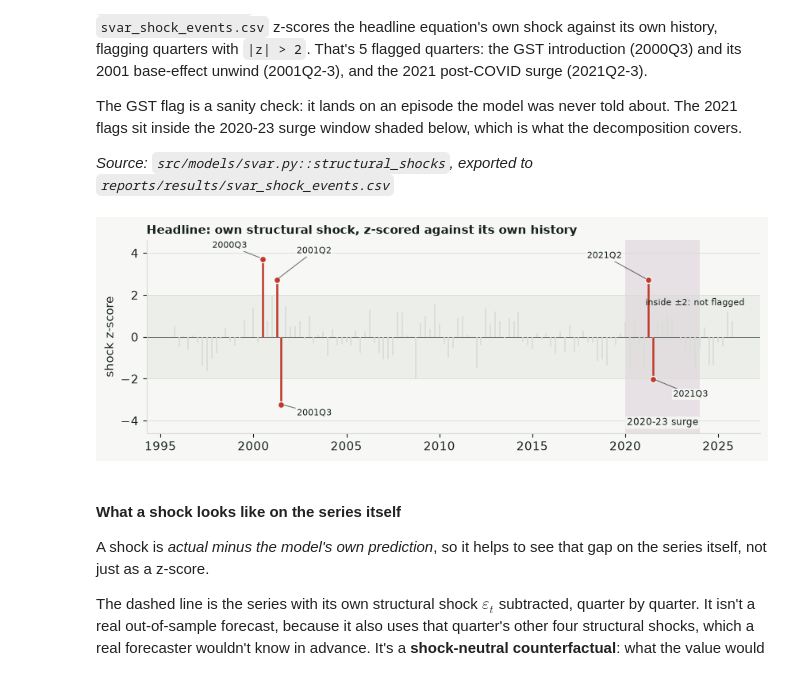
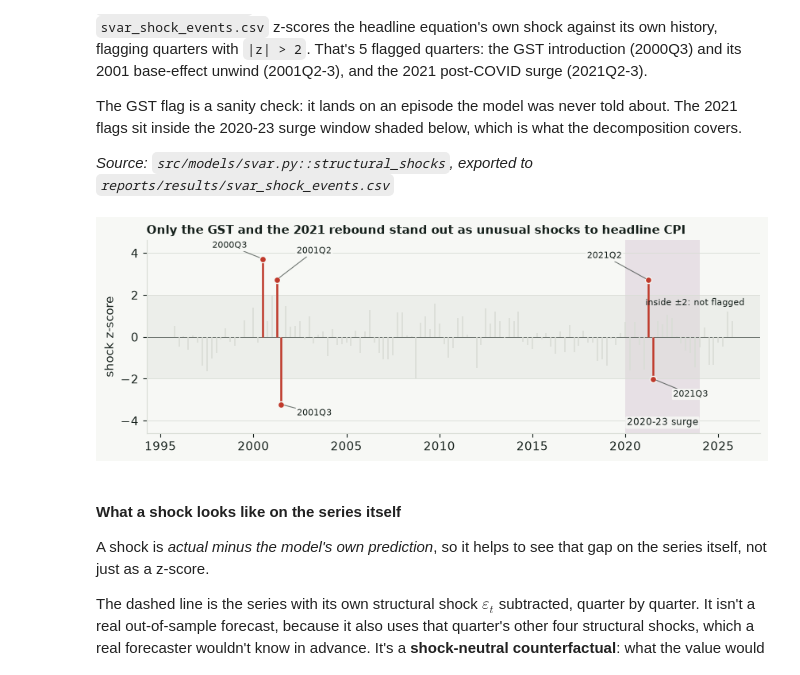
Before and after one commit to JuanVu1810/Australian-CPI-Forecast, a Jupyter notebook: book/australian_cpi_forecasting/04_modeling/44_svar.ipynb, the cells around one changed output. Saved outputs shown, nothing was run; the diff lists cells and outputs as text; code cells hidden in the pictures.

```diff
--- a/book/australian_cpi_forecasting/04_modeling/44_svar.ipynb
+++ b/book/australian_cpi_forecasting/04_modeling/44_svar.ipynb
@@ -355,35 +355,35 @@ def label_point(ax, x, y, text, offset, ha="center", size=7.8):
                 bbox=dict(boxstyle="round,pad=0.15", facecolor=PAPER, edgecolor="none", alpha=0.9),
                 arrowprops=dict(arrowstyle="-", color=INK, alpha=0.6, linewidth=0.8, shrinkA=0, shrinkB=3))
 
 # label offsets (points) for the flagged quarters, chosen to sit in empty space
 OFFSETS = {"2000Q3": (-30, 12), "2001Q2": (34, 26), "2001Q3": (30, -8), "2021Q2": (-40, 22), "2021Q3": (34, -14)}
 
 events = pd.read_csv(RESULTS / "svar_shock_events.csv")
 events["date"] = pd.PeriodIndex(events["quarter"], freq="Q").to_timestamp()
 SHOCK_COLOR = "#c0392b"
 
 sub = events.sort_values("date")
 flagged = sub[sub["flagged"]]
 fig, ax = plt.subplots(figsize=(8.6, 3.2))
 ax.axhspan(-2, 2, color=GRID, alpha=0.35, linewidth=0)
 ax.axhline(0, color=INK, linewidth=0.7, alpha=0.6)
 shade_surge(ax, label=True, where="bottom")
 ax.vlines(sub["date"], 0, sub["shock_z"], color=GRID, linewidth=1.2, zorder=2)
 ax.vlines(flagged["date"], 0, flagged["shock_z"], color=SHOCK_COLOR, linewidth=1.8, zorder=3)
 ax.scatter(flagged["date"], flagged["shock_z"], s=34, color=SHOCK_COLOR, edgecolor=PAPER, linewidth=1.0, zorder=4)
 for _, r in flagged.iterrows():
     label_point(ax, r["date"], r["shock_z"], r["quarter"], OFFSETS.get(r["quarter"], (0, 22)))
 ax.set_ylim(-4.6, 4.6)
 ax.set_ylabel("shock z-score")
-ax.set_title("Headline: own structural shock, z-scored against its own history", loc="left",
+ax.set_title("Only the GST and the 2021 rebound stand out as unusual shocks to headline CPI", loc="left",
              fontsize=10.5, fontweight="bold")
 ax.grid(axis="x", visible=False)
 ax.text(pd.Timestamp("2026-06-01"), 1.85, "inside ±2: not flagged", fontsize=8, va="top", ha="right")
 year_axis(ax, 5)
 fig.tight_layout()
 plt.show()
 # %% [output]
-[figure, old version]
+[figure, new version]
 # %% [markdown]
 #### What a shock looks like on the series itself
 
```
Also changed, not shown: parts of 2 cells of this notebook, 9 other files.
